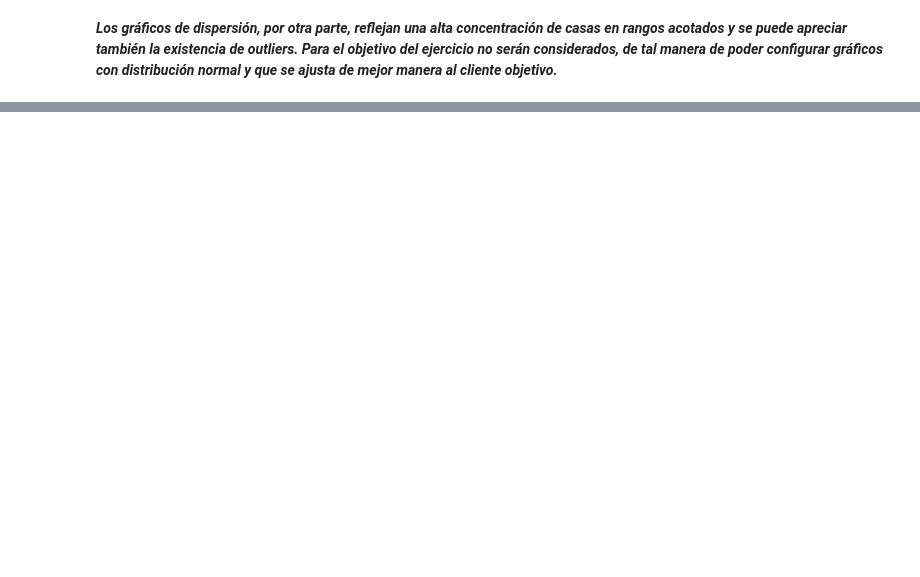
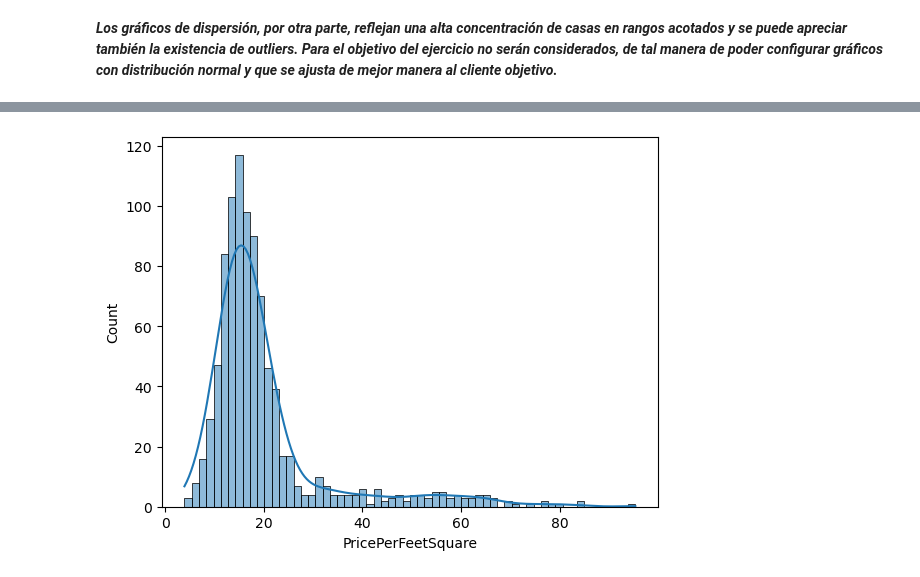
Before and after one commit to fidebravo/Modulo4, a Jupyter notebook: ABpro4_Ide.ipynb, the cells around one changed output, grey strips where cells are left out. Drawn from its saved outputs; the diff is of its cells as text; code cells hidden in the pictures; blank space fills up the shorter version.

```diff
--- a/ABpro4_Ide.ipynb
+++ b/ABpro4_Ide.ipynb
@@ -205,0 +192,3 @@ Luego de realizada la limpieza de datos eliminando outliers se puede ver en los
+# %%
+df_elegido_elegido['PricePerFeetSquare'] = df_elegido_elegido['SalePrice'] / df_elegido_elegido['LotArea']
+df_elegido_elegido
@@ -205,0 +209,9 @@ Luego de realizada la limpieza de datos eliminando outliers se puede ver en los
+# %%
+
+
+sns.histplot(data=df_elegido_elegido, x='PricePerFeetSquare', kde=True)
+
+
+plt.show()
+# %% [output]
+[figure, added]
```
Also changed, not shown: parts of 9 cells of this notebook.
